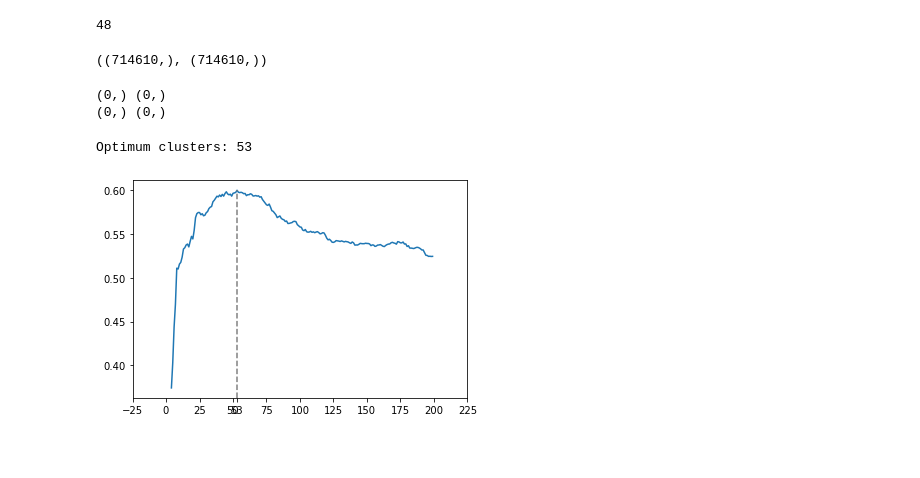
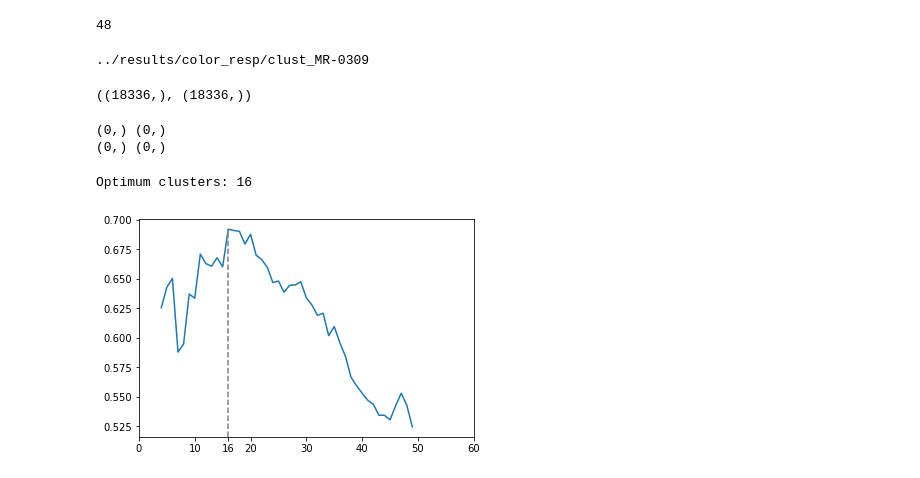
Before and after one commit to pabloreyesrobles/chirp-features, a Jupyter notebook: rgc_clustering.ipynb, the cells around one changed output. Drawn from its saved outputs; the diff is of its cells as text; code cells hidden in the pictures; blank space fills up the shorter version.

Commit message:
color_flash

```diff
--- a/rgc_clustering.ipynb
+++ b/rgc_clustering.ipynb
@@ -205,3 +229,17 @@ Total cells for clustering: 1196
 os.cpu_count()
 # %% [output]
 48
+# %%
+import shutil
+
+cls_folder = '{}color_resp/clust_{}'.format(params['Output'],exp)
+#cls_folder = '{}clust_exps'.format(params['Output'])
+print(cls_folder)
+
+if os.path.isdir(cls_folder) == False:
+    os.mkdir(cls_folder)
+else:
+    shutil.rmtree(cls_folder)
+    os.mkdir(cls_folder)
+# %% [output]
+../results/color_resp/clust_MR-0309
@@ -267,7 +344,7 @@ else:
         spike_dst = np.asarray(spike_dst)
 #     spike_dst = np.asarray([compute_SPIKE_on_flat_pair(spiketimes[pair[0]], spiketimes[pair[1]]) for pair in tqdm(flat_units)])
 #     spike_dst = joblib.Parallel(n_jobs=4,verbose=1)(joblib.delayed(compute_SPIKE_on_flat_pair)(pair, spiketimes) for pair in tqdm(flat_units))
-    np.save('{}spike_dist.npy'.format(params['Output']), spike_dst)
+    np.save('{}/spike_dist.npy'.format(cls_folder), spike_dst)
 
 # Generate isi distance or load it
 if os.path.isfile('{}isi_dist.npy'.format(exp_path)) and preload:
@@ -282,8 +359,8 @@ else:
         isi_dst = np.asarray(isi_dst)
 #     isi_dst = np.asarray([compute_ISI_on_flat_pair(pair, spiketimes) for pair in tqdm(flat_units)])
 #     isi_dst = joblib.Parallel(n_jobs=4,verbose=1)(joblib.delayed(compute_ISI_on_flat_pair)(pair, spiketimes) for pair in tqdm(flat_units))
-    np.save('{}isi_dist.npy'.format(params['Output']), isi_dst)
+    np.save('{}/isi_dist.npy'.format(cls_folder), isi_dst)
 
 spike_dst.shape, isi_dst.shape
 # %% [output]
-((714610,), (714610,))
+((18336,), (18336,))
@@ -294,48 +373,39 @@ print(isi_dst[np.isnan(isi_dst)].shape, isi_dst[np.isinf(isi_dst)].shape)
 (0,) (0,)
 (0,) (0,)
 # %%
-import shutil
-
-cls_folder = '../clust_full_chirp'
-
-if os.path.isdir(cls_folder) == False:
-    os.mkdir(cls_folder)
-else:
-    shutil.rmtree(cls_folder)
-    os.mkdir(cls_folder)
 
 np.save('{}/chirp_psth.npy'.format(cls_folder), chirp_psth)
 np.save('{}/flash_psth.npy'.format(cls_folder), flash_psth)
 # %%
 sqr_spike_dst = squareform(spike_dst)
 sqr_isi_dst = squareform(isi_dst)
 
 ward_spike = cluster.hierarchy.linkage(spike_dst, method='ward')
 ward_isi = cluster.hierarchy.linkage(isi_dst, method='ward')
 
 min_qclust = 4
-max_qclust = 200
+max_qclust = 50
 
 ncls = np.arange(min_qclust, max_qclust, 1)
 metric_scores = np.zeros(ncls.shape[0])
 for i, t in enumerate(ncls):
     cls_spike = cluster.hierarchy.fcluster(ward_spike, t=t, criterion='maxclust')
     cls_isi = cluster.hierarchy.fcluster(ward_isi, t=t, criterion='maxclust')
     metric_scores[i] = metrics.adjusted_mutual_info_score(cls_isi, cls_spike)
 
 max_cls = np.argmax(metric_scores) + min_qclust
 fig, ax = plt.subplots()
 ax.plot(ncls, metric_scores)
 
 ax.axvline(max_cls, ymin=0, ymax=(np.max(metric_scores) - ax.get_ylim()[0]) / np.diff(ax.get_ylim()),
            linestyle='--', color='gray')
 if max_cls not in list(ax.get_xticks()):
     ax.set_xticks(list(ax.get_xticks()) + [max_cls])
 print('Optimum clusters: {}'.format(max_cls))
 fig.savefig('{}/mutual_inf.png'.format(cls_folder))
 # %% [output]
-Optimum clusters: 53
+Optimum clusters: 16
-[figure, old version]
+[figure, new version]
 # %%
 n_cluster = max_cls
 cls_spike = cluster.hierarchy.fcluster(ward_spike, t=n_cluster, criterion='maxclust')
```
Also changed, not shown: parts of 7 cells of this notebook, 1 other file.
